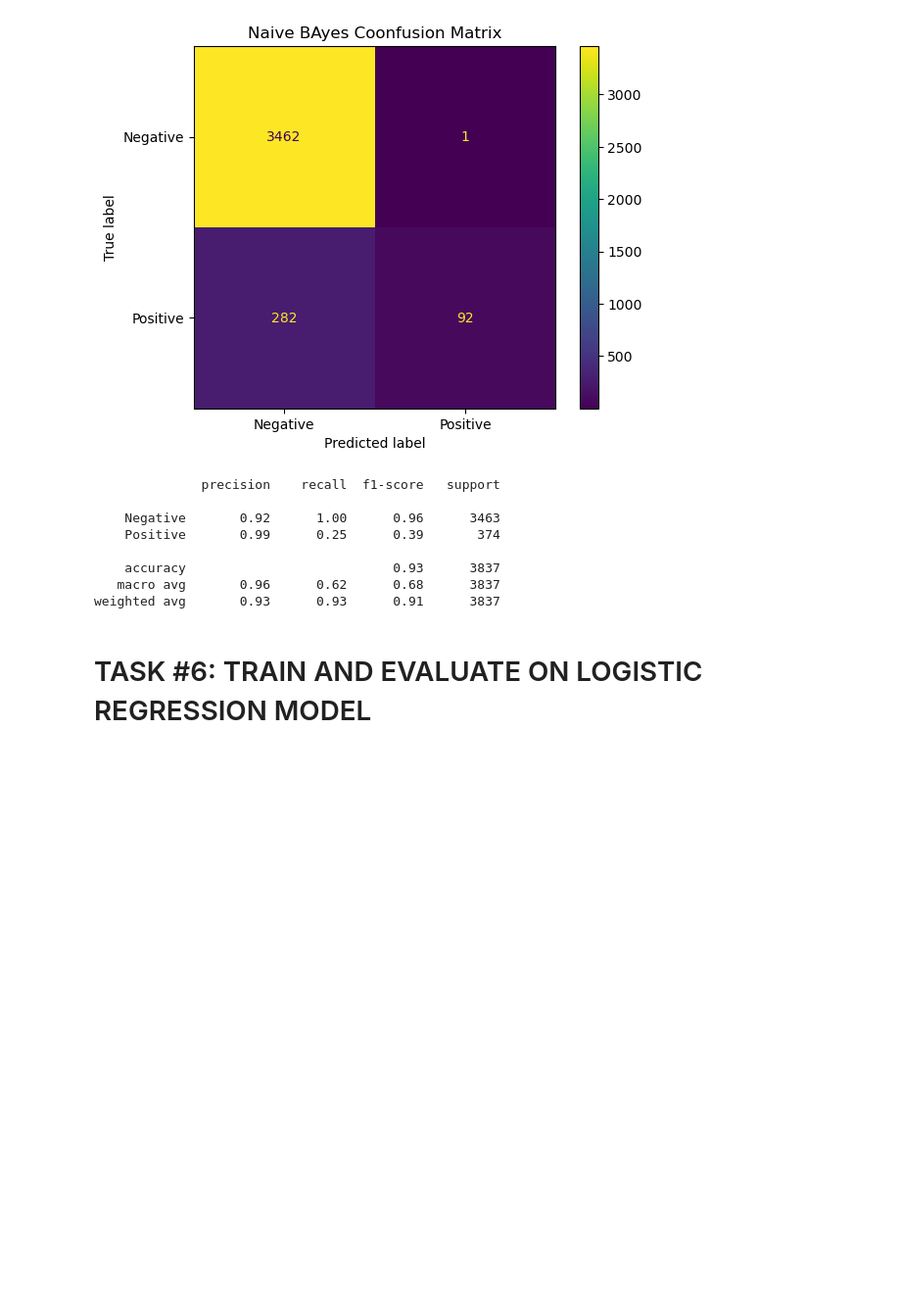
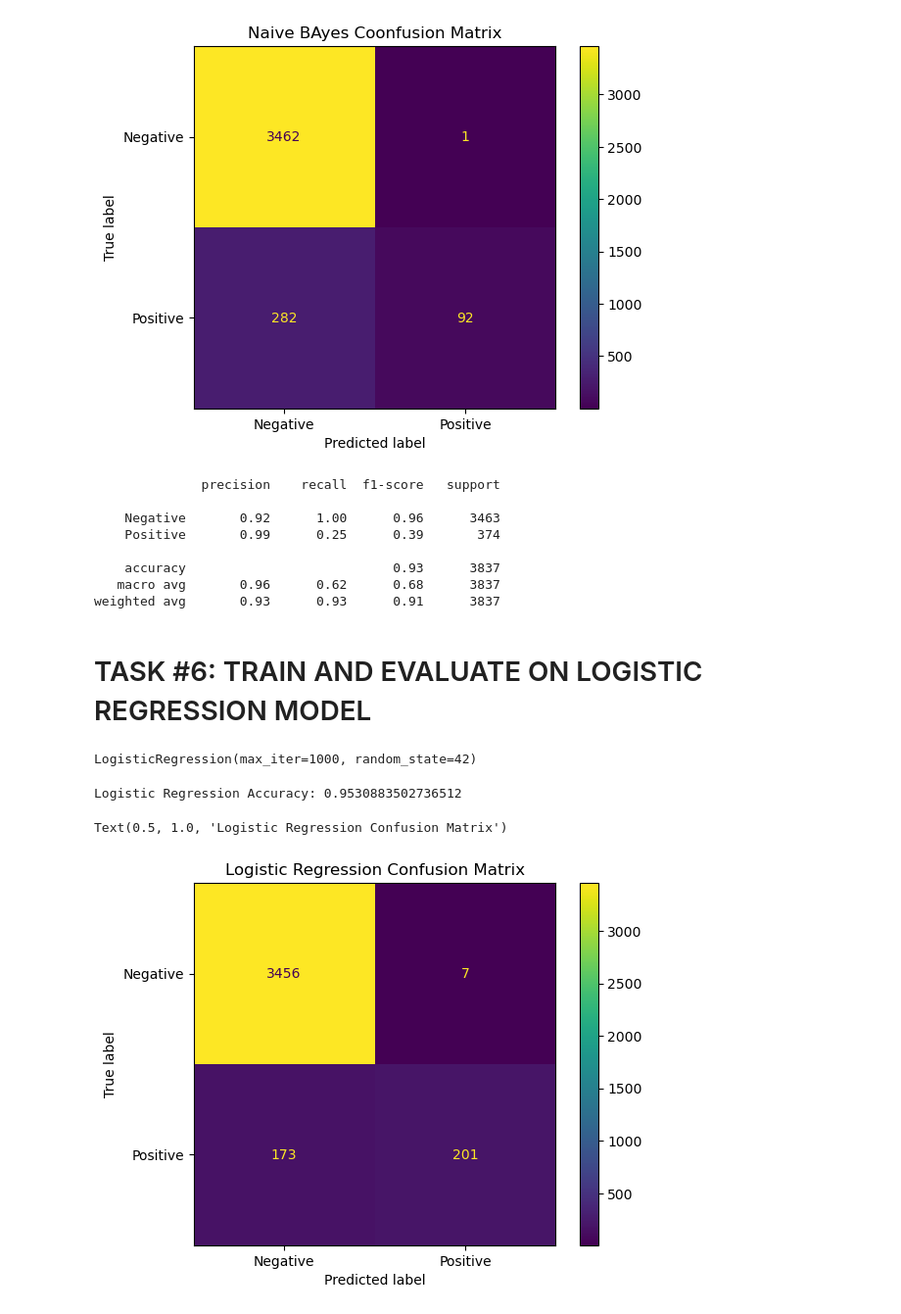
Before and after one commit to ranjansinghds/Bank-Customer-Review-Sentiment-Analysis-Project, a Jupyter notebook: Bank_Customer_Review_Department_Project.ipynb, the cells around one changed output. Shown at 98% size. Drawn from its saved outputs; the diff is of its cells as text; code cells hidden in the pictures; blank space fills up the shorter version.

```diff
--- a/Bank_Customer_Review_Department_Project.ipynb
+++ b/Bank_Customer_Review_Department_Project.ipynb
@@ -432,0 +460,21 @@ weighted avg       0.93      0.93      0.91      3837
+# %%
+lr_model = LogisticRegression(max_iter=1000, random_state=42)
+# %%
+lr_model.fit(X_train_tfidf, y_train)
+# %% [output]
+LogisticRegression(max_iter=1000, random_state=42)
+# %%
+lr_pred = lr_model.predict(X_test_tfidf)
+# %%
+lr_accuracy = accuracy_score(y_test, lr_pred)
+print('Logistic Regression Accuracy:', lr_accuracy)
+# %% [output]
+Logistic Regression Accuracy: 0.9530883502736512
+# %%
+cm = confusion_matrix(y_test, lr_pred)
+disp = ConfusionMatrixDisplay(confusion_matrix=cm, display_labels=['Negative', 'Positive'])
+disp.plot()
+plt.title('Logistic Regression Confusion Matrix')
+# %% [output]
+Text(0.5, 1.0, 'Logistic Regression Confusion Matrix')
+[figure, added]
```
Also changed, not shown: parts of 35 cells of this notebook.
